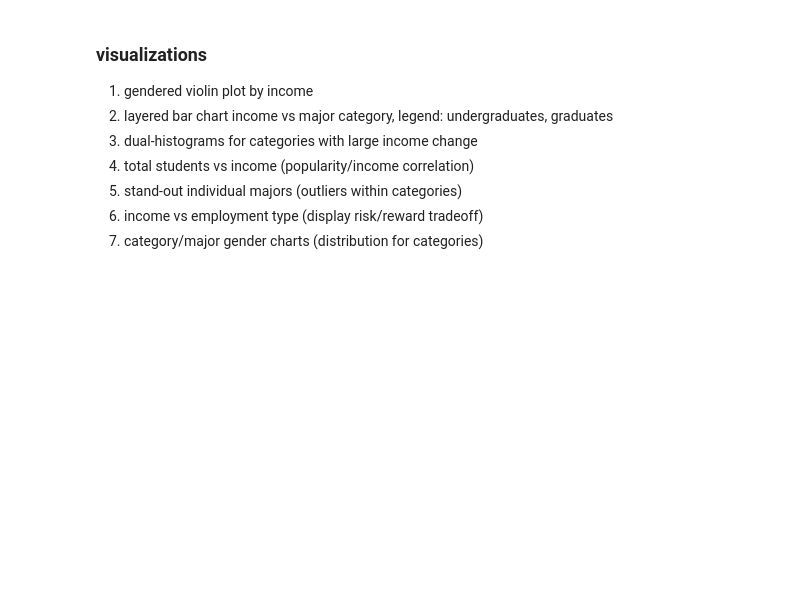
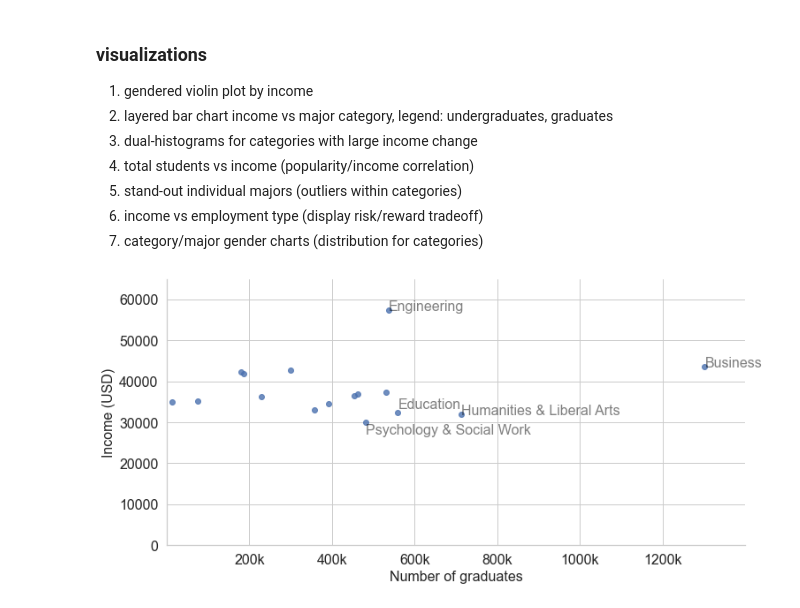
Before and after one commit to marcostorrework/marcostorrework.github.io, a Jupyter notebook: marcos visualizations.ipynb, the cells around one changed output. Saved outputs shown, nothing was run; the diff lists cells and outputs as text; code cells hidden in the pictures; blank space fills up the shorter version.

Commit message:
Marcos visualizations

```diff
--- a/marcos visualizations.ipynb
+++ b/marcos visualizations.ipynb
@@ -87,16 +140,38 @@ df_cat.head()
 <li>income vs employment type (display risk/reward tradeoff)</li>
 <li>category/major gender charts (distribution for categories)</li>
 </ul>
-# %%
-# Undergrad: Income vs total scatter plot, for each major category
-sns.set(style='dark')
-plt.figure(figsize=(10,6))
-bar1 = sns.scatterplot(y='Median_income',
-                   x='Total',
-                   data=df_cat,
-                   color='darkblue',
-                  )
-plt.title('Income by Popularity', fontsize=16)
-plt.ylabel("Income (USD)")
-plt.xlabel("Number of graduates")
-plt.show()
+# %%
+# Income vs Popularity
+sns.set(style='whitegrid')
+bar1 = sns.lmplot(y='Median_income',
+                  x='Total',
+                  data=df_cat,
+                  fit_reg=False,
+                  height=5,
+                  aspect=2
+                  )
+
+def label_point(variable, value, x_offset=0, y_offset=0):
+    plt.text(df_cat.Total[df_cat[variable]==value] + x_offset,
+             df_cat.Median_income[df_cat[variable]==value] + y_offset,
+             value,
+             fontdict=dict(color='black', alpha=0.5, size=16))
+
+label_point('Major_category', 'Business')
+label_point('Major_category', 'Engineering')
+
+label_point('Major_category', 'Education', y_offset=+1000)
+label_point('Major_category', 'Psychology & Social Work', y_offset=-3000)
+label_point('Major_category', 'Humanities & Liberal Arts')
+
+#plt.title('Income by Popularity', fontsize=16)
+plt.ylabel("Income (USD)", fontsize=16)
+plt.ylim(0, 65000)
+
+plt.xlabel("Number of graduates", fontsize=16)
+plt.xlim(0, 1400000)
+plt.xticks([2e5, 4e5, 6e5, 8e5, 10e5, 12e5], ['200k', '400k', '600k', '800k', '1000k', '1200k'])
+plt.tick_params(labelsize=16)
+plt.show()
+# %% [output]
+[figure, added]
```
Also changed, not shown: parts of 23 cells of this notebook.
